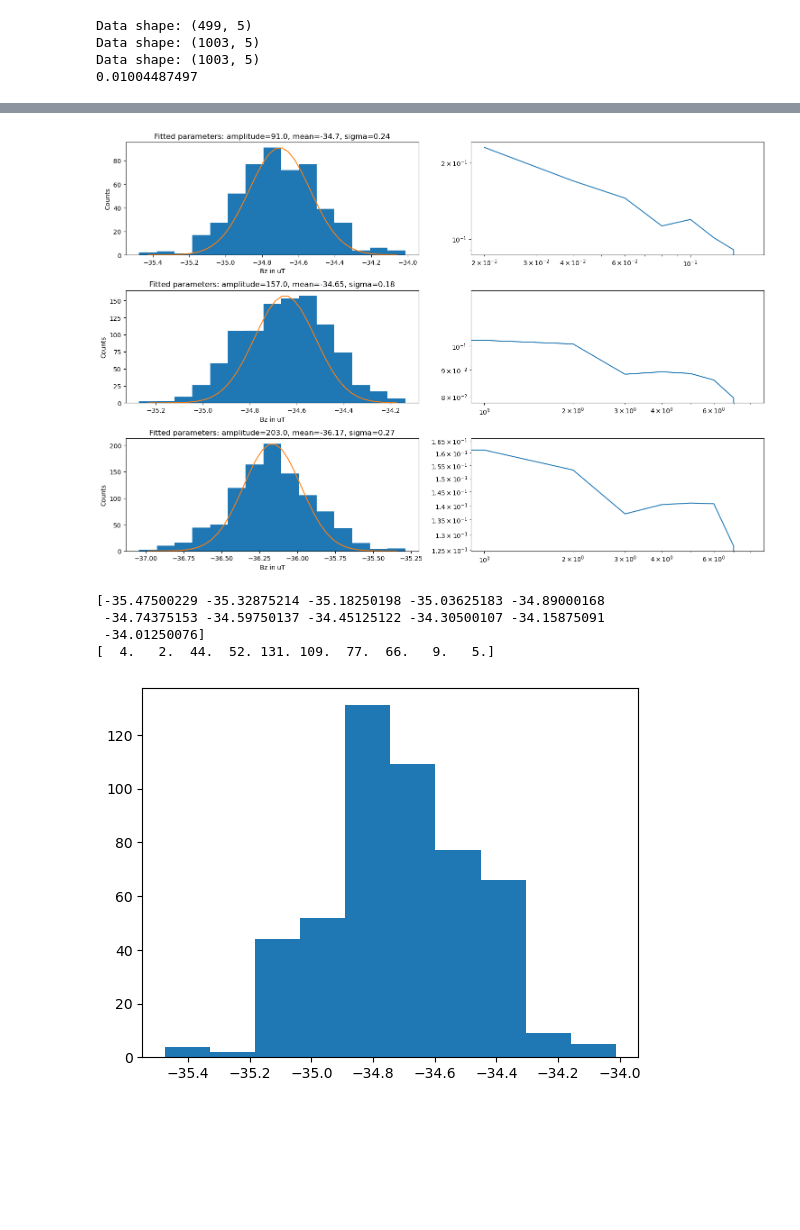
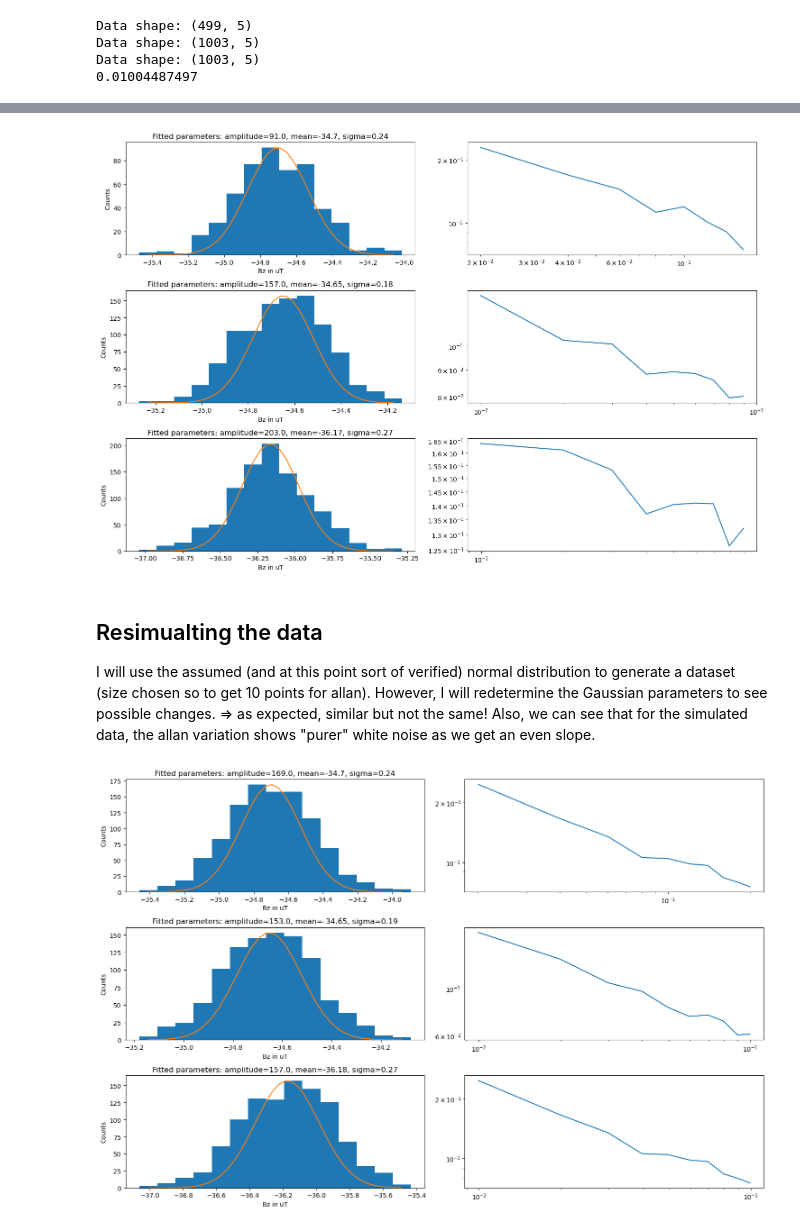
Before and after one commit to edello/QuantumHardwareLab, a Jupyter notebook: B0field/Analysis/B0_test.ipynb, the cells around one changed output, grey strips where cells are left out. Drawn from its saved outputs; the diff is of its cells as text; code cells hidden in the pictures; blank space fills up the shorter version.

```diff
--- a/B0field/Analysis/B0_test.ipynb
+++ b/B0field/Analysis/B0_test.ipynb
@@ -23,7 +24,7 @@ def allan(y,t,n):
     N = math.log2(len(y_M))
     N = math.floor(N)
     sigma_y_sq = np.zeros(N)
-    for i in range(0,N-1):
+    for i in range(0,N):
         m = i+1
         truncated_length = (len(y_M) // m) * m
         y = y_M[:truncated_length]
@@ -38,6 +39,12 @@ def allan(y,t,n):
 
 def gaussian(x,A,x0,s):
     return A*np.exp(-(x-x0)**2/s**2)
+
+def downsample(y,n):
+    truncated_length = (len(y) // n) * n
+    y_truncated = y[:truncated_length]
+    y_M = y_truncated.reshape(-1, n).mean(axis=1) #include overlapping algorythm, for n=1 every data point sampled
+    return y_M
 # %%
 louis = read_csv_numpy("C:/Users/ledel/QuantumHardwareLab/B0field/Data/raw/earth_room_louis.csv")
 sri = read_csv_numpy("C:/Users/ledel/QuantumHardwareLab/B0field/Data/raw/earth_room_sri.csv")
@@ -85,7 +92,7 @@ ax2.set_xlabel('Bz in uT')
 
 allan_b, tau_b = allan(ben[:,3],ben[:,0],1)
 tb = np.linspace(1,len(allan_b),len(allan_b))*tau_b
-ax5.plot(allan_b)
+ax5.plot(tb,allan_b)
 ax5.set_yscale('log')
 ax5.set_xscale('log')
 
@@ -99,21 +106,68 @@ ax3.set_xlabel('Bz in uT')
 
 allan_s, tau_s = allan(sri[:,3],sri[:,0],1)
 ts = np.linspace(1,len(allan_s),len(allan_s))*tau_s
-ax6.plot(allan_s)
+ax6.plot(ts,allan_s)
 ax6.set_yscale('log')
 ax6.set_xscale('log')
 
 plt.tight_layout()  # Adjusts spacing
 plt.show()
 # %% [output]
-[figure, old version]
+[figure, new version]
+# %% [markdown]
+## Resimualting the data
+I will use the assumed (and at this point sort of verified) normal distribution to generate a dataset (size chosen so to get 10 points for allan). However, I will redetermine the Gaussian parameters to see possible changes.
+=> as expected, similar but not the same!
+Also, we can see that for the simulated data, the allan variation shows "purer" white noise as we get an even slope.
 # %%
-x=plt.hist(louis[:,3])
-print(x[1])
-print(x[0])
+fig, ((ax1,ax4),(ax2,ax5),(ax3,ax6)) = plt.subplots(3, 2, figsize=(15, 10))
+
+test_l = np.random.normal(np.mean(louis[:,3]), np.std(louis[:,3]),2**10)
+counts_l, bin_edges, patches = ax1.hist(test_l,bins=15)
+bins_l = (bin_edges[:-1] + bin_edges[1:]) / 2
+range_l = np.linspace(bins_l[0],bins_l[14],40)
+ax1.plot(range_l,gaussian(range_l,max(counts_l), np.mean(test_l), np.std(test_l)))
+ax1.set_title(f"Fitted parameters: amplitude={max(counts_l)}, mean={round(np.mean(test_l),2)}, sigma={round(np.std(test_l),2)}")
+ax1.set_ylabel('Counts')
+ax1.set_xlabel('Bz in uT')
+
+allan_tl, tau_tl = allan(test_l,louis[:,0],1)
+ttl = np.linspace(1,len(allan_tl),len(allan_tl))*tau_tl
+ax4.plot(ttl,allan_tl)
+ax4.set_yscale('log')
+ax4.set_xscale('log')
+
+test_b = np.random.normal(np.mean(ben[:,3]), np.std(ben[:,3]),2**10)
+counts_b, bin_edges, patches = ax2.hist(test_b,bins=15)
+bins_b = (bin_edges[:-1] + bin_edges[1:]) / 2
+range_b = np.linspace(bins_b[0],bins_b[14],40)
+ax2.plot(range_b,gaussian(range_b,max(counts_b), np.mean(test_b), np.std(test_b)))
+ax2.set_title(f"Fitted parameters: amplitude={max(counts_b)}, mean={round(np.mean(test_b),2)}, sigma={round(np.std(test_b),2)}")
+ax2.set_ylabel('Counts')
+ax2.set_xlabel('Bz in uT')
+
+allan_tb, tau_tb = allan(test_b,ben[:,0],1)
+ttb = np.linspace(1,len(allan_tb),len(allan_tb))*tau_tb
+ax5.plot(ttb,allan_tb)
+ax5.set_yscale('log')
+ax5.set_xscale('log')
+
+test_s = np.random.normal(np.mean(sri[:,3]), np.std(sri[:,3]),2**10)
+counts_s, bin_edges, patches = ax3.hist(test_s,bins=15)
+bins_s = (bin_edges[:-1] + bin_edges[1:]) / 2
+range_s = np.linspace(bins_s[0],bins_s[14],40)
+ax3.plot(range_s,gaussian(range_s,max(counts_s), np.mean(test_s), np.std(test_s)))
+ax3.set_title(f"Fitted parameters: amplitude={max(counts_s)}, mean={round(np.mean(test_s),2)}, sigma={round(np.std(test_s),2)}")
+ax3.set_ylabel('Counts')
+ax3.set_xlabel('Bz in uT')
+
+allan_ts, tau_ts = allan(test_l,sri[:,0],1)
+tts = np.linspace(1,len(allan_ts),len(allan_ts))*tau_ts
+ax6.plot(tts,allan_ts)
+ax6.set_yscale('log')
+ax6.set_xscale('log')
+
+plt.tight_layout()  # Adjusts spacing
+plt.show()
 # %% [output]
-[-35.47500229 -35.32875214 -35.18250198 -35.03625183 -34.89000168
- -34.74375153 -34.59750137 -34.45125122 -34.30500107 -34.15875091
- -34.01250076]
-[  4.   2.  44.  52. 131. 109.  77.  66.   9.   5.]
-[figure, old version]
+[figure, new version]
```
Also changed, not shown: parts of 14 cells of this notebook, 14 other files.
